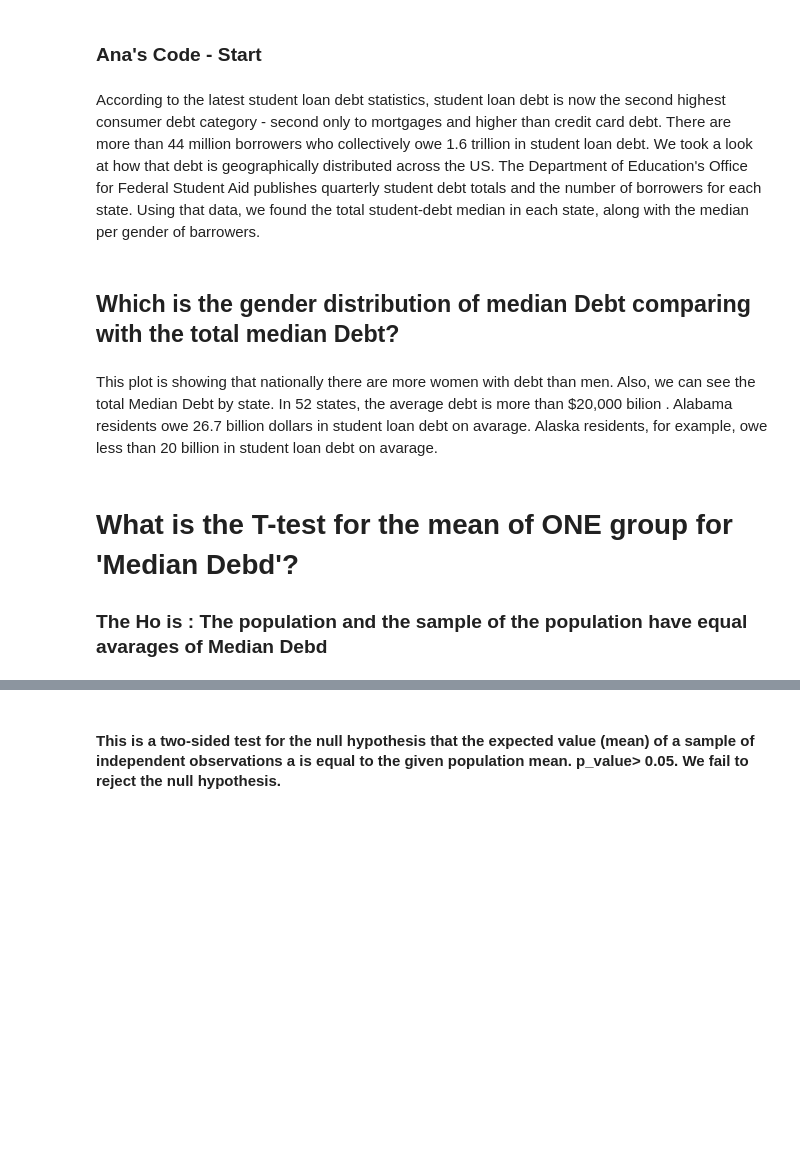
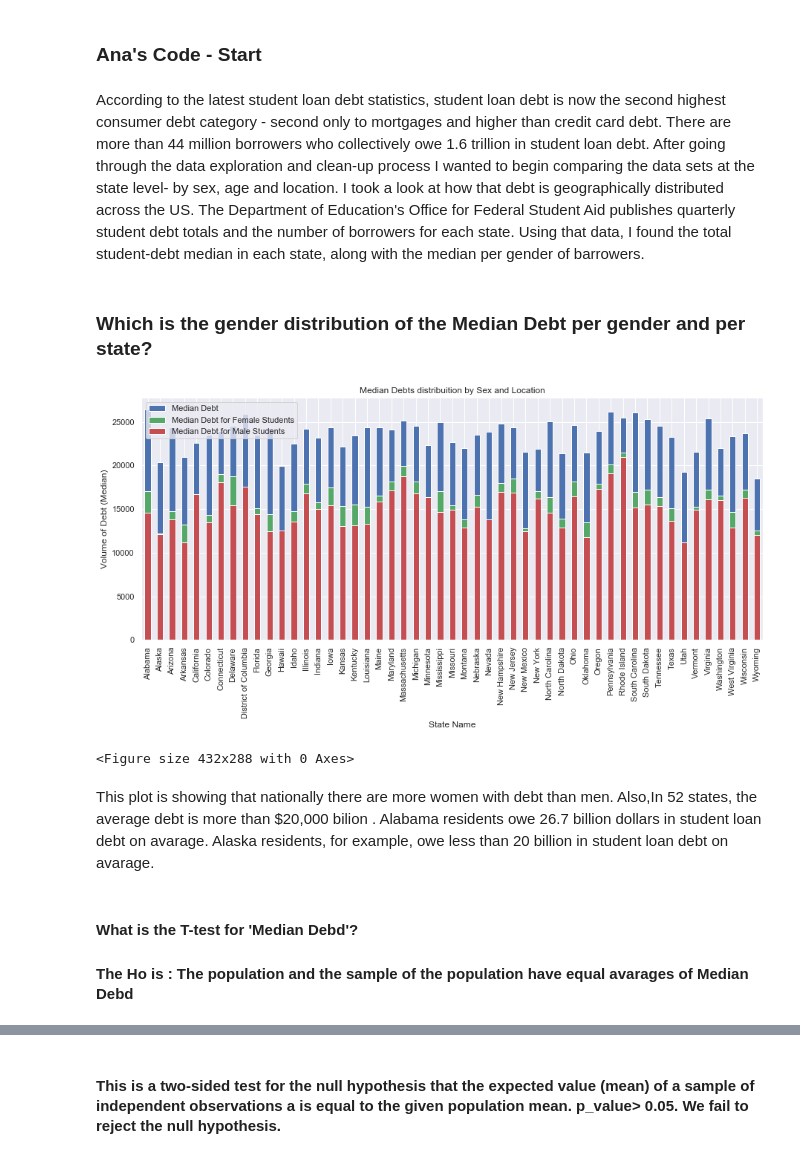
Before and after one commit to hyacob-89/project_one, a Jupyter notebook: project_one_nb.ipynb, the cells around one changed output, grey strips where cells are left out. Drawn from its saved outputs; the diff is of its cells as text; code cells hidden in the pictures; blank space fills up the shorter version.

Commit message:
FInal good clean

```diff
--- a/project_one_nb.ipynb
+++ b/project_one_nb.ipynb
@@ -300,22 +332,30 @@ plt.savefig("Resources/MostCommonStructure.png")
 # %% [markdown]
 ### Ana's Code - Start
 # %% [markdown]
-According to the latest student loan debt statistics, student loan debt is now the second highest consumer debt category - second only to mortgages and higher than credit card debt. There are more than 44 million borrowers who collectively owe 1.6 trillion in student loan debt. We took a look at how that debt is geographically distributed across the US. The Department of Education's Office for Federal Student Aid publishes quarterly student debt totals and the number of borrowers for each state. Using that data, we found the total student-debt median in each state, along with the median per gender of barrowers.
+According to the latest student loan debt statistics, student loan debt is now the second highest consumer debt category - second only to mortgages and higher than credit card debt. There are more than 44 million borrowers who collectively owe 1.6 trillion in student loan debt.
+After going through the data exploration and clean-up process I wanted to begin comparing the data sets at the state level- by sex, age and location.
+I took a look at how that debt is geographically distributed across the US. The Department of Education's Office for Federal Student Aid publishes quarterly student debt totals and the number of borrowers for each state. Using that data, I found the total student-debt median in each state, along with the median per gender of barrowers.
 # %%
 plt.close()
 # %% [markdown]
-## Which is the gender distribution of median Debt comparing with the total median Debt?
+### Which is the gender distribution of the Median Debt per gender and per state?
 # %%
 #Read the columns we need for building a plot
 csc_data_finaly =pd.DataFrame(csc_data_final.groupby(['State Name'])['Median Debt', 'Median Debt for Female Students', 'Median Debt for Male Students' ].mean())
 csc_data_finaly =csc_data_finaly.reset_index()
 
 #plot
 ax = csc_data_finaly.plot(x="State Name", y="Median Debt", kind="bar",figsize=(15,6))
 csc_data_finaly.plot(x="State Name", y="Median Debt for Female Students", kind="bar", ax=ax, color="C2")
 csc_data_finaly.plot(x="State Name", y="Median Debt for Male Students", kind="bar", ax=ax, color="C3")
+plt.title('Median Debts distribuition by Sex and Location')
+plt.ylabel('Volume of Debt (Median)');
+
 
 plt.show()
 plt.savefig('outputs/MedianFemalMale.png')
+# %% [output]
+[figure, added]
+<Figure size 432x288 with 0 Axes>
 # %% [markdown]
- This plot is showing that nationally there are more women with debt than men. Also, we can see the total Median Debt by state.  In 52 states, the average debt is more than $20,000 bilion . Alabama residents owe 26.7 billion dollars in student loan debt on avarage. Alaska residents, for example, owe less than 20 billion in student loan debt on avarage.
+This plot is showing that nationally there are more women with debt than men. Also,In 52 states, the average debt is more than $20,000 bilion . Alabama residents owe 26.7 billion dollars in student loan debt on avarage. Alaska residents, for example, owe less than 20 billion in student loan debt on avarage.
@@ -326,6 +362,6 @@ plt.close()
 # %% [markdown]
-# What is the T-test for the mean of ONE group for 'Median Debd'?
-### The Ho is : The population and the sample of the population have equal avarages of Median Debd
+#### What is the T-test for 'Median Debd'?
+#### The Ho is : The population and the sample of the population have equal avarages of Median Debd
 # %%
 
 # Generate some data to test with
```
Also changed, not shown: parts of 42 cells of this notebook, 8 other files.
